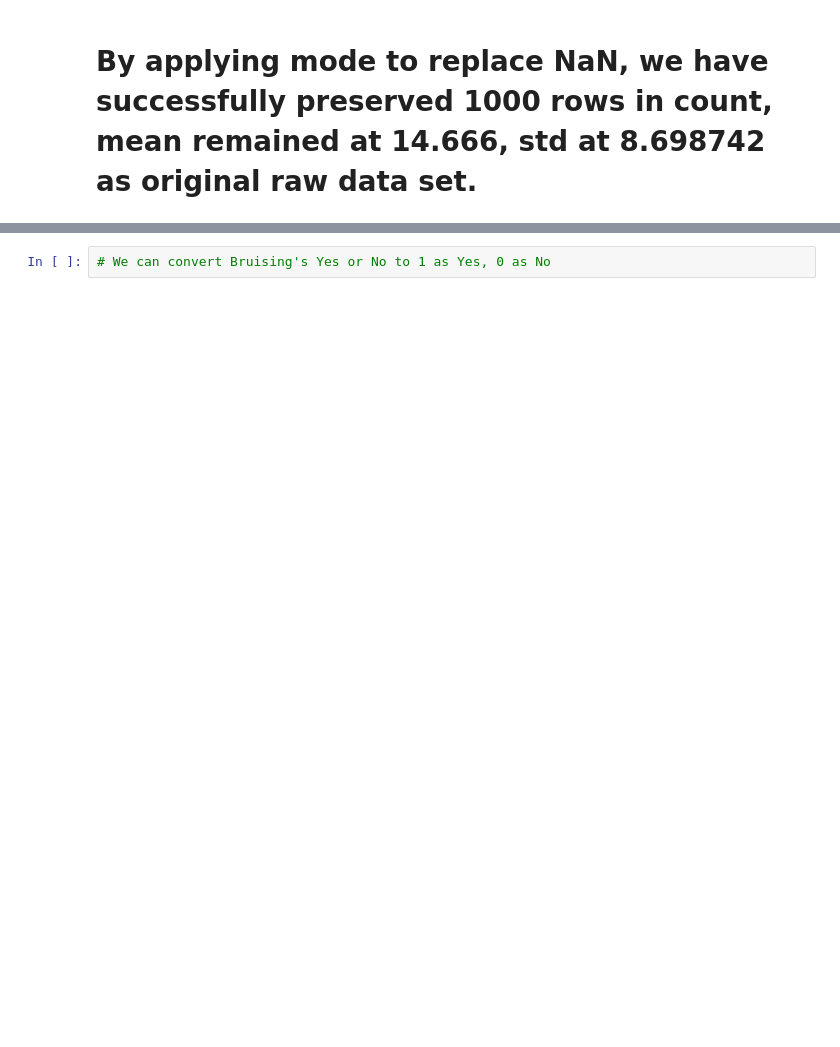
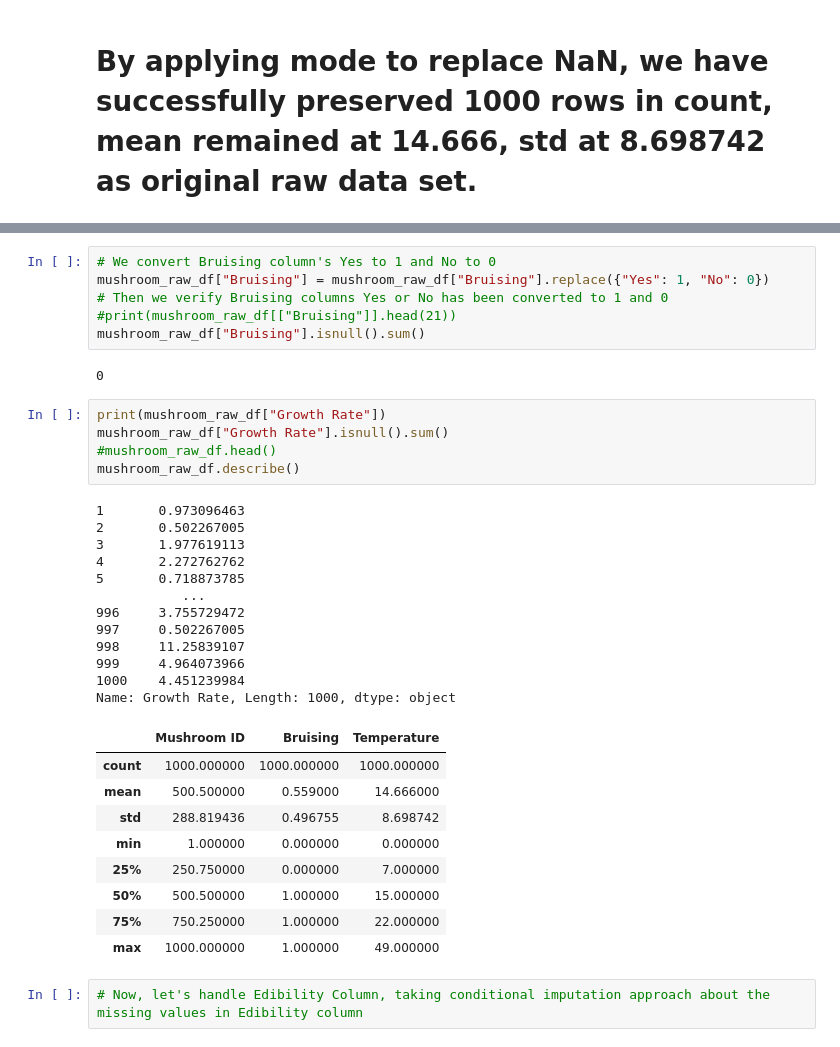
Before and after one commit to xiu-shi/DA_L7, a Jupyter notebook: L7_term2/CA1_data_exp_vis_prep/DA_L7_Term2_CAprep_DataPrepVisual.ipynb, the cells around one changed output, grey strips where cells are left out. Cells and saved outputs as stored; diff of their text form; blank space fills up the shorter version.

```diff
--- a/L7_term2/CA1_data_exp_vis_prep/DA_L7_Term2_CAprep_DataPrepVisual.ipynb
+++ b/L7_term2/CA1_data_exp_vis_prep/DA_L7_Term2_CAprep_DataPrepVisual.ipynb
@@ -178,2 +200,37 @@ print(mushroom_raw_df[["Market Demand", "Bruising"]].head(21))
 # %%
-# We can convert Bruising's Yes or No to 1 as Yes, 0 as No
+# We convert Bruising column's Yes to 1 and No to 0
+mushroom_raw_df["Bruising"] = mushroom_raw_df["Bruising"].replace({"Yes": 1, "No": 0})
+# Then we verify Bruising columns Yes or No has been converted to 1 and 0
+#print(mushroom_raw_df[["Bruising"]].head(21))
+mushroom_raw_df["Bruising"].isnull().sum()
+# %% [output]
+0
+# %%
+print(mushroom_raw_df["Growth Rate"])
+mushroom_raw_df["Growth Rate"].isnull().sum()
+#mushroom_raw_df.head()
+mushroom_raw_df.describe()
+# %% [output]
+1       0.973096463
+2       0.502267005
+3       1.977619113
+4       2.272762762
+5       0.718873785
+           ...
+996     3.755729472
+997     0.502267005
+998     11.25839107
+999     4.964073966
+1000    4.451239984
+Name: Growth Rate, Length: 1000, dtype: object
+|  | Mushroom ID | Bruising | Temperature |
+| count | 1000.000000 | 1000.000000 | 1000.000000 |
+| mean | 500.500000 | 0.559000 | 14.666000 |
+| std | 288.819436 | 0.496755 | 8.698742 |
+| min | 1.000000 | 0.000000 | 0.000000 |
+| 25% | 250.750000 | 0.000000 | 7.000000 |
+| 50% | 500.500000 | 1.000000 | 15.000000 |
+| 75% | 750.250000 | 1.000000 | 22.000000 |
+| max | 1000.000000 | 1.000000 | 49.000000 |
+# %%
+# Now, let's handle Edibility Column, taking conditional imputation approach about the missing values in Edibility column
```
Also changed, not shown: parts of 9 cells of this notebook.
